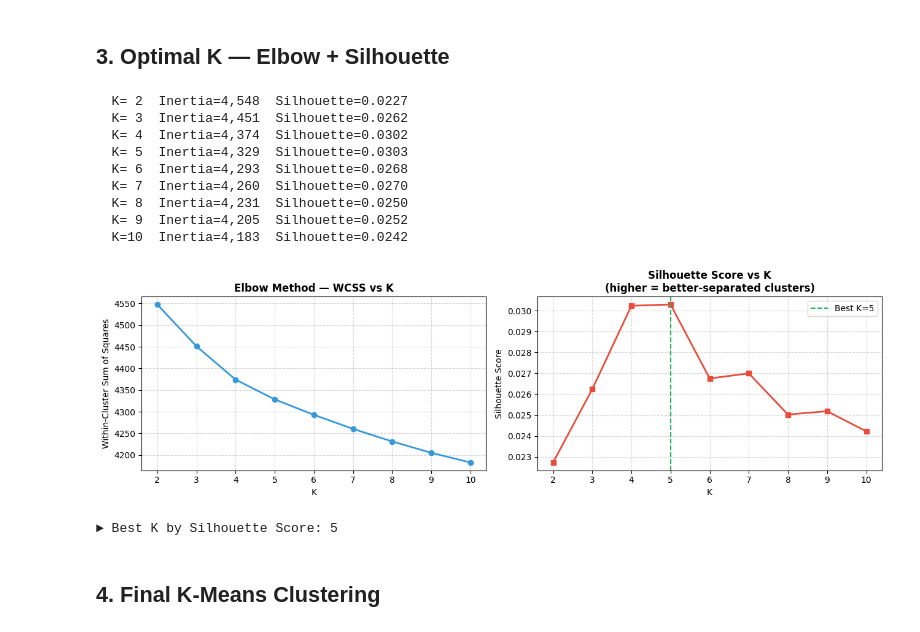
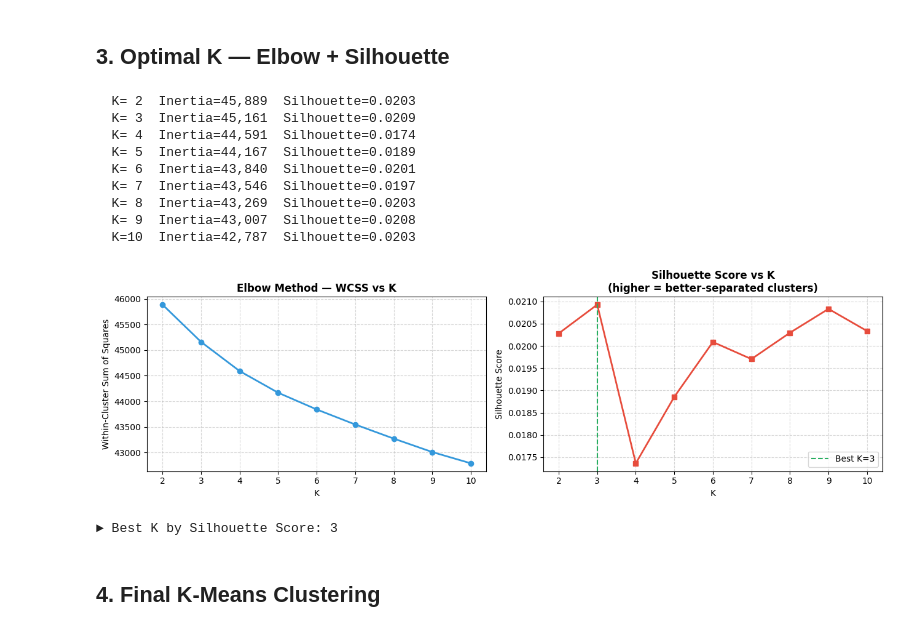
Before and after one commit to naman394/dynamic-trend-event-detector, a Jupyter notebook: notebooks/08_deep_learning_kmeans.ipynb, the cells around one changed output. Saved outputs shown, nothing was run; the diff lists cells and outputs as text; code cells hidden in the pictures.

```diff
--- a/notebooks/08_deep_learning_kmeans.ipynb
+++ b/notebooks/08_deep_learning_kmeans.ipynb
@@ -146,15 +146,21 @@ import pandas as pd
 import numpy as np
 from sentence_transformers import SentenceTransformer
 
-df = pd.read_csv('data/news_headlines.csv')
+df = pd.read_csv('data/abcnews-date-text 2.csv')
 df['publish_date'] = pd.to_datetime(df['publish_date'], format='%Y%m%d')
 df['headline_text'] = df['headline_text'].astype(str)
 
-# Sample for speed; SBERT inference takes ~30s per 5000 headlines on CPU
-SAMPLE_SIZE = 5000
-if len(df) > SAMPLE_SIZE:
-    df = df.sample(SAMPLE_SIZE, random_state=42).reset_index(drop=True)
-print(f'Headlines: {len(df):,}')
+# Stratified sample: ~2,631 headlines/year across all 19 years (2003-2021)
+# 50K total covers every news era while keeping SBERT encoding < 10 min on CPU
+SAMPLE_SIZE = 50_000
+df['_yr'] = df['publish_date'].dt.year
+n_years   = df['_yr'].nunique()
+per_year  = SAMPLE_SIZE // n_years
+df = pd.concat(
+    [grp.sample(min(len(grp), per_year), random_state=42)
+     for _, grp in df.groupby('_yr')]
+).drop(columns='_yr').reset_index(drop=True)
+print(f'Stratified sample: {len(df):,} headlines across {n_years} years ({per_year:,}/year)')
 
 print('\nLoading SBERT model …')
 sbert = SentenceTransformer('all-MiniLM-L6-v2')
@@ -214,45 +220,45 @@ from sklearn.metrics import silhouette_score
 
 K_RANGE = range(2, 11)
 inertias, silhouettes = [], []
 
 for k in K_RANGE:
     km = KMeans(n_clusters=k, random_state=42, n_init=10)
     labels = km.fit_predict(embeddings)
     inertias.append(km.inertia_)
-    sil = silhouette_score(embeddings, labels, sample_size=2000, random_state=42)
+    sil = silhouette_score(embeddings, labels, sample_size=5000, random_state=42)
     silhouettes.append(sil)
     print(f'  K={k:2d}  Inertia={km.inertia_:,.0f}  Silhouette={sil:.4f}')
 
 best_k = int(np.argmax(silhouettes)) + 2
 
 fig, axes = plt.subplots(1, 2, figsize=(13, 4))
 axes[0].plot(list(K_RANGE), inertias, 'o-', color='#3498DB', linewidth=2, markersize=6)
 axes[0].set_title('Elbow Method — WCSS vs K', fontweight='bold')
 axes[0].set_xlabel('K'); axes[0].set_ylabel('Within-Cluster Sum of Squares')
 axes[0].grid(True, linestyle='--', alpha=0.5)
 
 axes[1].plot(list(K_RANGE), silhouettes, 's-', color='#E74C3C', linewidth=2, markersize=6)
 axes[1].axvline(best_k, color='#27AE60', linestyle='--', label=f'Best K={best_k}')
 axes[1].set_title('Silhouette Score vs K\n(higher = better-separated clusters)', fontweight='bold')
 axes[1].set_xlabel('K'); axes[1].set_ylabel('Silhouette Score')
 axes[1].legend(); axes[1].grid(True, linestyle='--', alpha=0.5)
 
 plt.tight_layout()
 plt.savefig('reports/deep_learning/optimal_k_selection.png', dpi=150)
 plt.show()
 print(f'\n► Best K by Silhouette Score: {best_k}')
 # %% [output]
-  K= 2  Inertia=4,548  Silhouette=0.0227
-  K= 3  Inertia=4,451  Silhouette=0.0262
-  K= 4  Inertia=4,374  Silhouette=0.0302
-  K= 5  Inertia=4,329  Silhouette=0.0303
-  K= 6  Inertia=4,293  Silhouette=0.0268
-  K= 7  Inertia=4,260  Silhouette=0.0270
-  K= 8  Inertia=4,231  Silhouette=0.0250
-  K= 9  Inertia=4,205  Silhouette=0.0252
-  K=10  Inertia=4,183  Silhouette=0.0242
+  K= 2  Inertia=45,889  Silhouette=0.0203
+  K= 3  Inertia=45,161  Silhouette=0.0209
+  K= 4  Inertia=44,591  Silhouette=0.0174
+  K= 5  Inertia=44,167  Silhouette=0.0189
+  K= 6  Inertia=43,840  Silhouette=0.0201
+  K= 7  Inertia=43,546  Silhouette=0.0197
+  K= 8  Inertia=43,269  Silhouette=0.0203
+  K= 9  Inertia=43,007  Silhouette=0.0208
+  K=10  Inertia=42,787  Silhouette=0.0203
-[figure, old version]
+[figure, new version]
-► Best K by Silhouette Score: 5
+► Best K by Silhouette Score: 3
 # %% [markdown]
 ## 4. Final K-Means Clustering
 # %%
```
Also changed, not shown: parts of 11 cells of this notebook, 7 other files.
